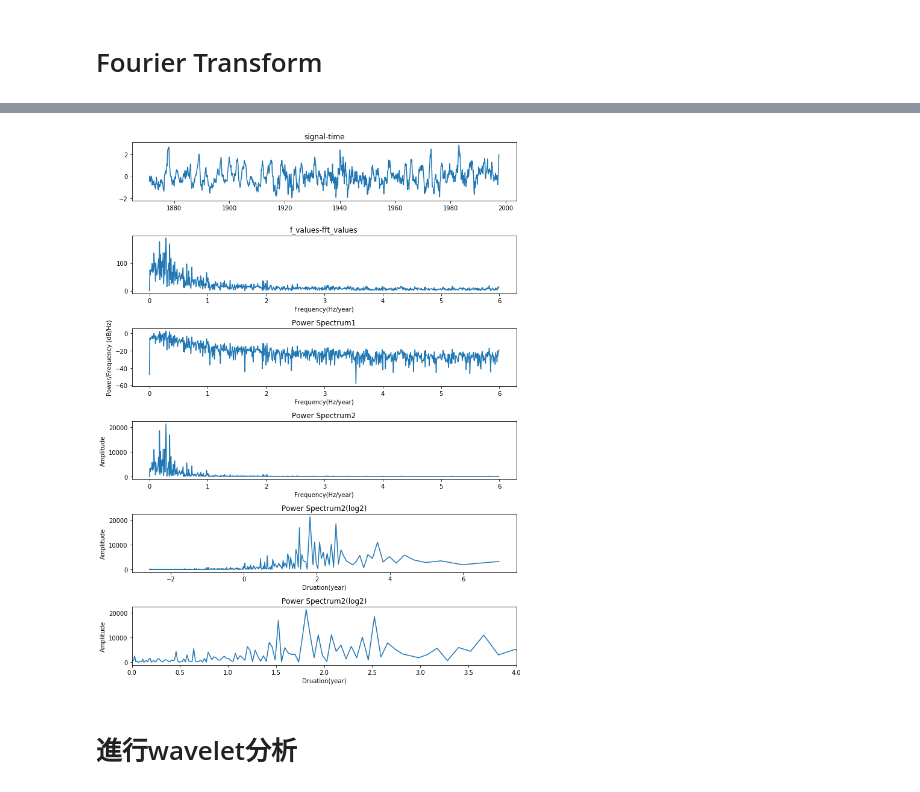
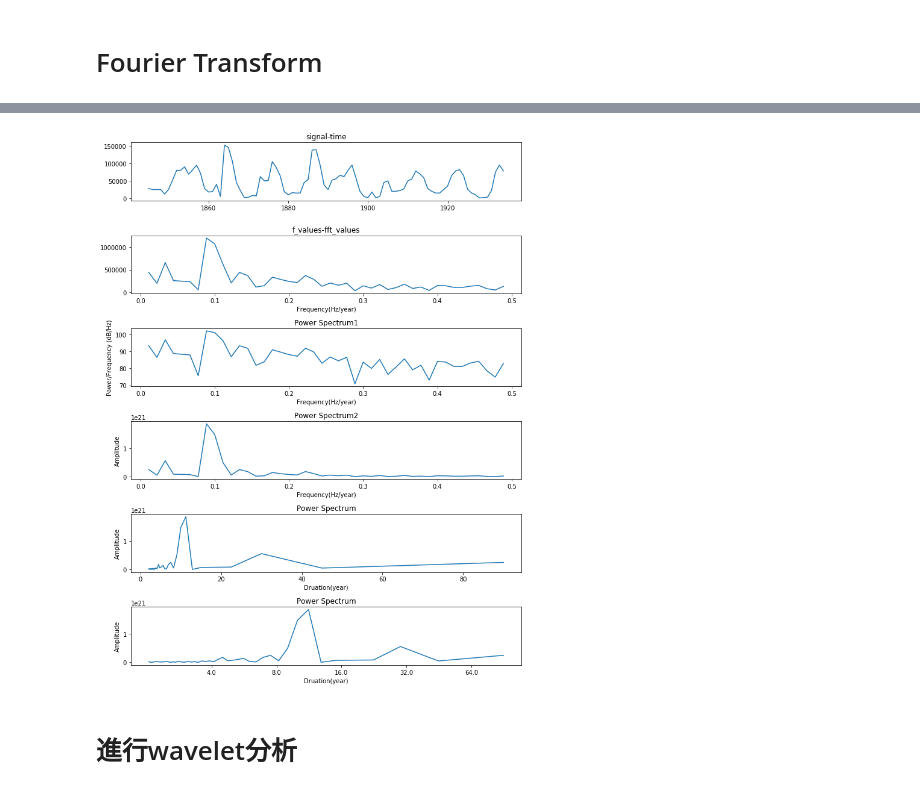
Before and after one commit to ChihHsiangChien/waveletStudy, a Jupyter notebook: 時間序列分析_HareAndLynx.ipynb, the cells around one changed output, grey strips where cells are left out. Cells and saved outputs as stored; diff of their text form; code cells hidden in the pictures.

```diff
--- a/時間序列分析_HareAndLynx.ipynb
+++ b/時間序列分析_HareAndLynx.ipynb
@@ -83,6 +83,6 @@ len(data)
 # %% [markdown]
 # Fourier Transform
 # %%
-#一月一筆資料，代表一年採樣12個點
-fs = 12
+#一年一筆資料，代表一年採樣1個點
+fs = 1
 num_samples = len(data)
@@ -93,0 +89,4 @@ plt.plot(sig)
+# %%
+
+sig = hare
+#sig = lynx
@@ -101,11 +134,16 @@ plt.plot(sig)
 #fftshift用來調整順序，讓資料平移以原點為中心
 f_values = fftshift(fftfreq( num_samples, 1/fs))
 x = fftshift( fft(sig) )
+
 fft_values = abs(x)
 #因計算出來的是對稱的，故只取一半顯示
 f_values = f_values[ int(num_samples/2) :]
 fft_values = fft_values[ int(num_samples/2) :]
 
+
+#去除直流成分，f_values第一個數字是0
+f_values = f_values[1:]
+fft_values = fft_values[1:]
 
 '''
 計算Power Spectrum Density
@@ -129,39 +167,48 @@ fft_power2 = variance * abs(fft_values) ** 2
 
 #繪圖
 fig, axes = plt.subplots(6, 1, figsize=(10,13))
 axes[0].plot(time , sig)
 axes[0].set_title('signal-time')
 
 axes[1].plot(f_values , fft_values)
 axes[1].set_title('f_values-fft_values')
 axes[1].set_xlabel('Frequency(Hz/year)')
 
 axes[2].plot(f_values , 10*np.log10(fft_power1))
 axes[2].set_title('Power Spectrum1')
 axes[2].set_xlabel('Frequency(Hz/year)')
 axes[2].set_ylabel('Power/Frequency (dB/Hz)')
 
 axes[3].plot(f_values , fft_power2)
 axes[3].set_title('Power Spectrum2')
 axes[3].set_xlabel('Frequency(Hz/year)')
 axes[3].set_ylabel('Amplitude')
 
-axes[4].plot(np.log2(1.0/f_values) , fft_power2)
-axes[4].set_title('Power Spectrum2(log2)')
+axes[4].plot((1.0/f_values) , fft_power2)
+axes[4].set_title('Power Spectrum')
 axes[4].set_xlabel('Druation(year)')
 axes[4].set_ylabel('Amplitude')
+#axes[4].set_xlim(0,20)
 
-axes[5].plot(np.log2(1.0/f_values) , fft_power2)
-axes[5].set_title('Power Spectrum2(log2)')
+
+period = 1.0/f_values
+
+axes[5].plot(np.log2(period) , fft_power2)
+axes[5].set_title('Power Spectrum')
 axes[5].set_xlabel('Druation(year)')
 axes[5].set_ylabel('Amplitude')
-axes[5].set_xlim(0,4)
+
+xticks = 2**np.arange(np.ceil(np.log2(period.min())), np.ceil(np.log2(period.max())))
+axes[5].set_xticks(np.log2(xticks))
+axes[5].set_xticklabels(xticks)
+
+
 
 fig.tight_layout()
 
 plt.show()
 # %% [output]
-[figure, old version]
+[figure, new version]
 # %% [markdown]
 # 進行wavelet分析
 # %%
```
Also changed, not shown: parts of 7 cells of this notebook.
